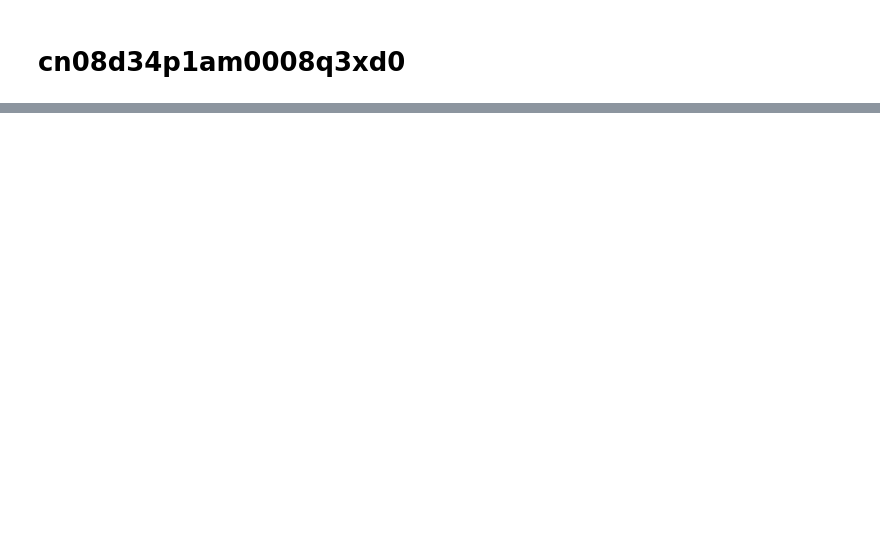
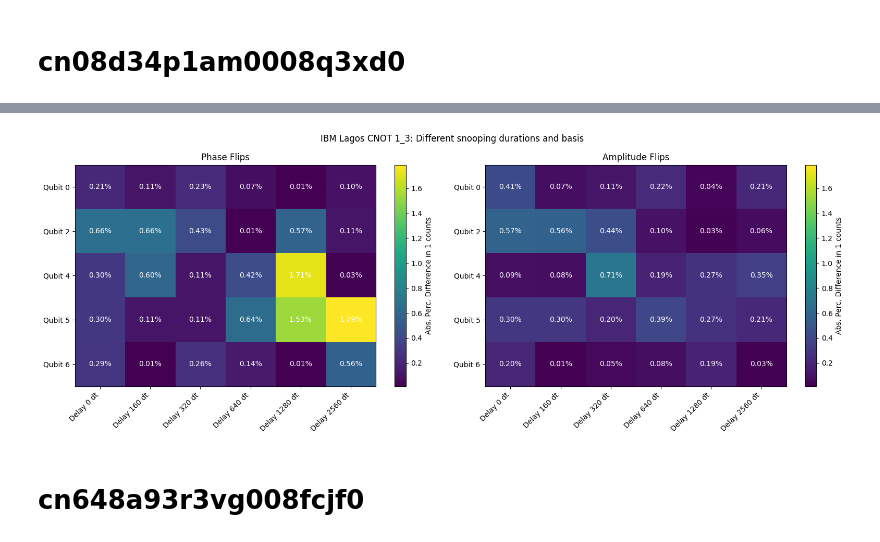
Before and after one commit to thspreetham98/quantum_snooping, a Jupyter notebook: experiment_1/analysis.ipynb, the cells around one changed output, grey strips where cells are left out. Cells and saved outputs as stored; diff of their text form; code cells hidden in the pictures; blank space fills up the shorter version.

Commit message:
fixed attack helper. Working on exp 2

```diff
--- a/experiment_1/analysis.ipynb
+++ b/experiment_1/analysis.ipynb
@@ -75,0 +85,29 @@ fig, ax = helper.exp_1_diff_heatmap(attack_qubit_indices, delays, diff_percent_x
+# %%
+counts = result.get_counts()
+# %%
+m1counts = [helper.get_1_mcounts_per_qubit(qubit_index, counts) for qubit_index in range(len(attack_qubit_indices))]
+# %%
+def split_per_experiment(mcounts):
+    n = len(delays)
+    blank_victim_circ_z, blank_victim_circ_x, victim_qc_with_cnot_z, victim_qc_with_cnot_x = [mcounts[i: (i+n)] for i in range(0, len(mcounts), n)]
+    return blank_victim_circ_z, blank_victim_circ_x, victim_qc_with_cnot_z, victim_qc_with_cnot_x
+# %%
+diff_percent_xs = []
+diff_percent_zs = []
+
+for qubit_index, qubit in enumerate(attack_qubit_indices):
+    blank_victim_circ_z, blank_victim_circ_x, victim_qc_with_cnot_z, victim_qc_with_cnot_x = split_per_experiment(m1counts[qubit_index])
+    blank_percent_z = np.array(blank_victim_circ_z) / shots * 100
+    blank_percent_x = np.array(blank_victim_circ_x) / shots * 100
+    victim_qc_cnot_z = np.array(victim_qc_with_cnot_z) / shots * 100
+    victim_qc_cnot_x = np.array(victim_qc_with_cnot_x) / shots * 100
+    diff_percent_x = victim_qc_cnot_x - blank_percent_x
+    diff_percent_z = victim_qc_cnot_z - blank_percent_z
+    diff_percent_xs.append(diff_percent_x)
+    diff_percent_zs.append(diff_percent_z)
+# %%
+fig, ax = helper.exp_1_diff_heatmap(attack_qubit_indices, delays, diff_percent_xs, diff_percent_zs, '1_3')
+# %% [output]
+[figure, added]
+# %% [markdown]
+# cn648a93r3vg008fcjf0
```
Also changed, not shown: parts of 12 cells of this notebook, 8 other files.
